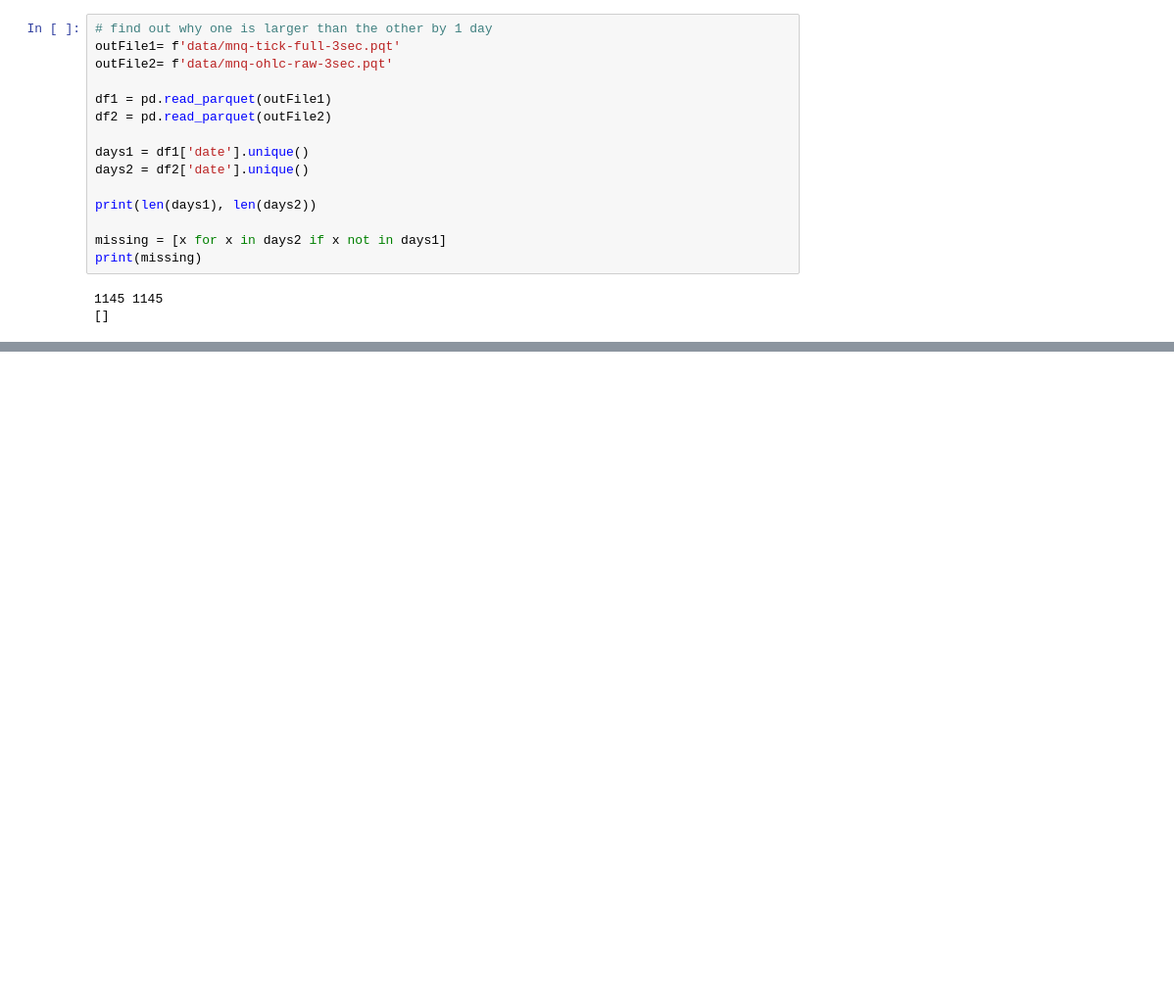
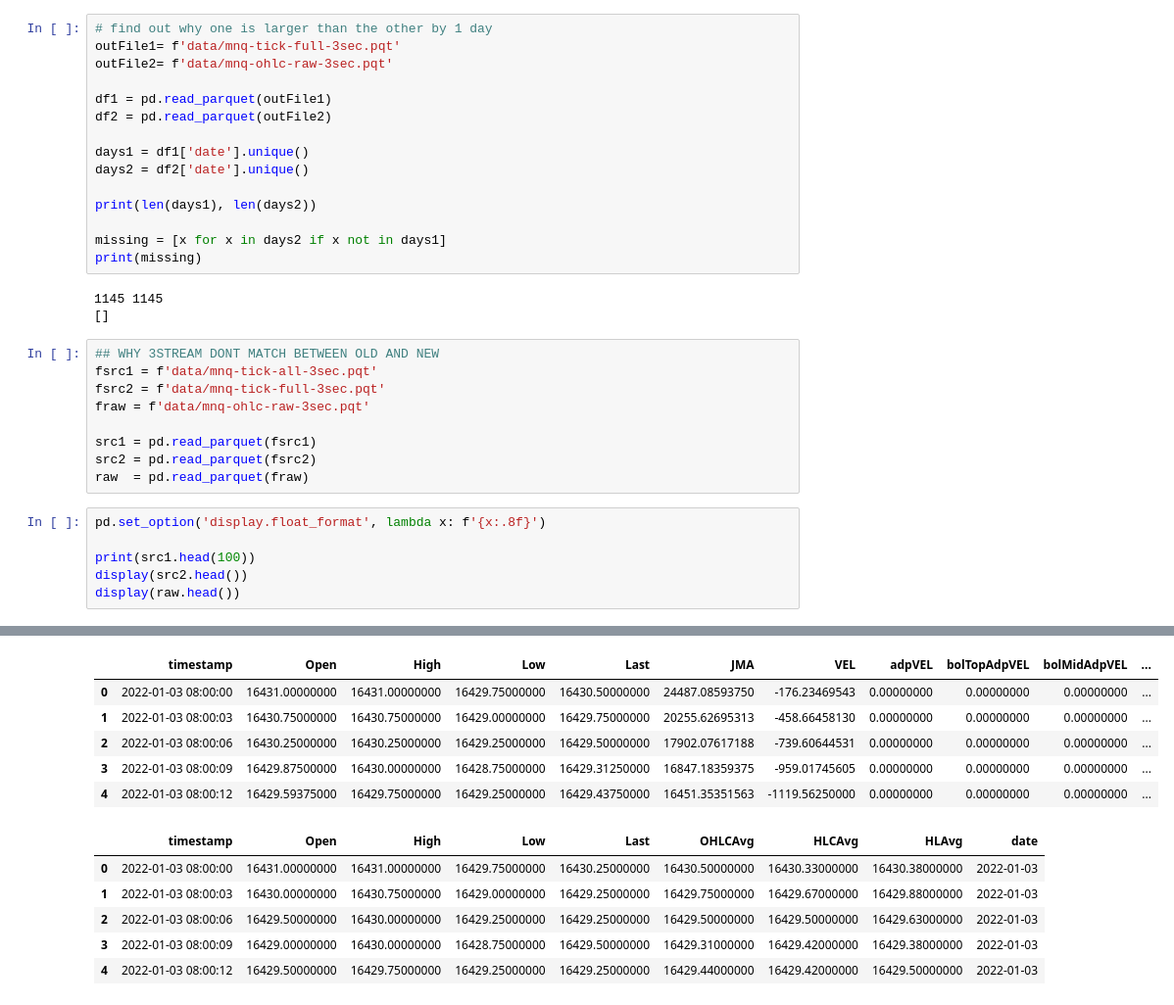
Before and after one commit to maxima120/hgt-rl, a Jupyter notebook: mnq-tick/iteration3a/read-src.ipynb, the cells around one changed output, grey strips where cells are left out. Shown at 98% size. Drawn from its saved outputs; the diff is of its cells as text; blank space fills up the shorter version.

```diff
--- a/mnq-tick/iteration3a/read-src.ipynb
+++ b/mnq-tick/iteration3a/read-src.ipynb
@@ -270,3 +328,19 @@ print(missing)
 # %% [output]
 1145 1145
 []
+# %%
+## WHY 3STREAM DONT MATCH BETWEEN OLD AND NEW
+fsrc1 = f'data/mnq-tick-all-3sec.pqt'
+fsrc2 = f'data/mnq-tick-full-3sec.pqt'
+fraw = f'data/mnq-ohlc-raw-3sec.pqt'
+
+src1 = pd.read_parquet(fsrc1)
+src2 = pd.read_parquet(fsrc2)
+raw  = pd.read_parquet(fraw)
+# %%
+pd.set_option('display.float_format', lambda x: f'{x:.8f}')
+
+print(src1.head(100))
+display(src2.head())
+display(raw.head())
+# %% [output]
@@ -272,0 +364,12 @@ print(missing)
+|  | timestamp | Open | High | Low | Last | JMA | VEL | adpVEL | bolTopAdpVEL | bolMidAdpVEL | ... |
+| 0 | 2022-01-03 08:00:00 | 16431.00000000 | 16431.00000000 | 16429.75000000 | 16430.50000000 | 24487.08593750 | -176.23469543 | 0.00000000 | 0.00000000 | 0.00000000 | ... |
+| 1 | 2022-01-03 08:00:03 | 16430.75000000 | 16430.75000000 | 16429.00000000 | 16429.75000000 | 20255.62695313 | -458.66458130 | 0.00000000 | 0.00000000 | 0.00000000 | ... |
+| 2 | 2022-01-03 08:00:06 | 16430.25000000 | 16430.25000000 | 16429.25000000 | 16429.50000000 | 17902.07617188 | -739.60644531 | 0.00000000 | 0.00000000 | 0.00000000 | ... |
+| 3 | 2022-01-03 08:00:09 | 16429.87500000 | 16430.00000000 | 16428.75000000 | 16429.31250000 | 16847.18359375 | -959.01745605 | 0.00000000 | 0.00000000 | 0.00000000 | ... |
+| 4 | 2022-01-03 08:00:12 | 16429.59375000 | 16429.75000000 | 16429.25000000 | 16429.43750000 | 16451.35351563 | -1119.56250000 | 0.00000000 | 0.00000000 | 0.00000000 | ... |
+|  | timestamp | Open | High | Low | Last | OHLCAvg | HLCAvg | HLAvg | date |
+| 0 | 2022-01-03 08:00:00 | 16431.00000000 | 16431.00000000 | 16429.75000000 | 16430.25000000 | 16430.50000000 | 16430.33000000 | 16430.38000000 | 2022-01-03 |
+| 1 | 2022-01-03 08:00:03 | 16430.00000000 | 16430.75000000 | 16429.00000000 | 16429.25000000 | 16429.75000000 | 16429.67000000 | 16429.88000000 | 2022-01-03 |
+| 2 | 2022-01-03 08:00:06 | 16429.50000000 | 16430.00000000 | 16429.25000000 | 16429.25000000 | 16429.50000000 | 16429.50000000 | 16429.63000000 | 2022-01-03 |
+| 3 | 2022-01-03 08:00:09 | 16429.00000000 | 16430.00000000 | 16428.75000000 | 16429.50000000 | 16429.31000000 | 16429.42000000 | 16429.38000000 | 2022-01-03 |
+| 4 | 2022-01-03 08:00:12 | 16429.50000000 | 16429.75000000 | 16429.25000000 | 16429.25000000 | 16429.44000000 | 16429.42000000 | 16429.50000000 | 2022-01-03 |
```
Also changed, not shown: parts of 9 cells of this notebook, 5 other files.
